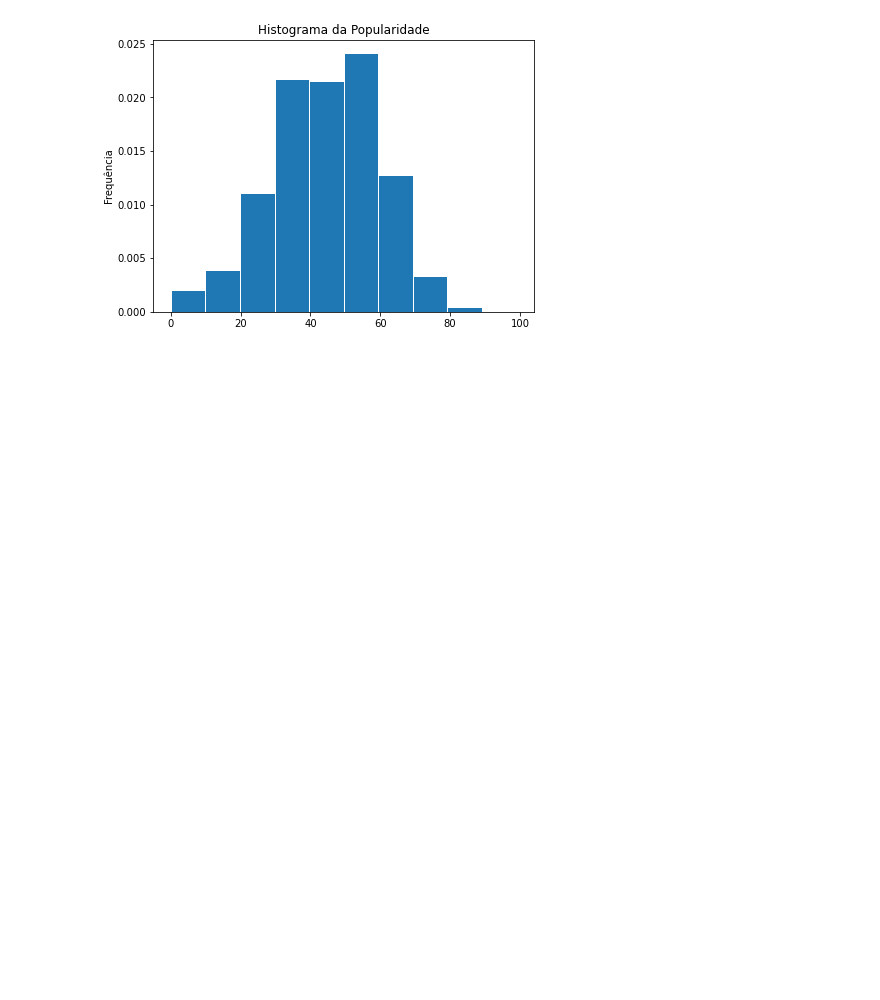
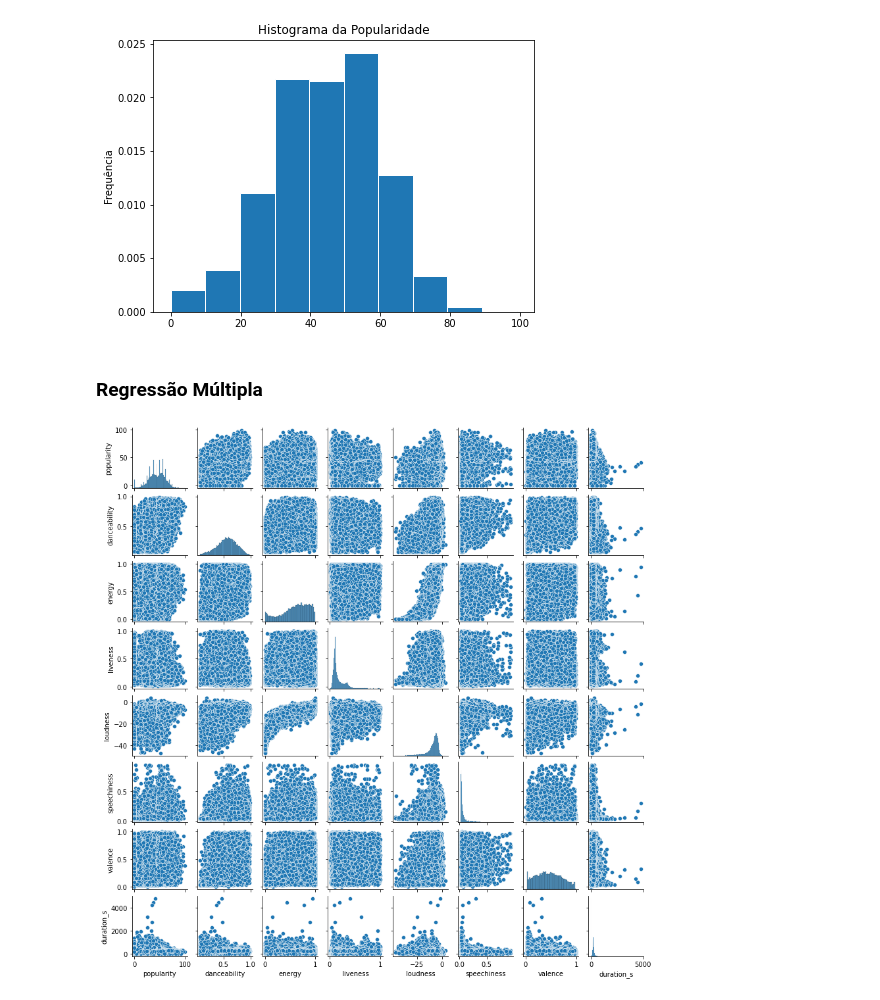
Before and after one commit to juliacfigueiredo/Projeto-2, a Jupyter notebook: Projeto_Final.ipynb, the cells around one changed output. Saved outputs shown, nothing was run; the diff lists cells and outputs as text; code cells hidden in the pictures; blank space fills up the shorter version.

Commit message:
Implemetação da Regressão Múltipla

```diff
--- a/Projeto_Final.ipynb
+++ b/Projeto_Final.ipynb
@@ -231,3 +233,10 @@ plt.ylabel('Frequência')
 plt.show()
 # %% [output]
 [figure]
+# %% [markdown]
+### Regressão Múltipla
+# %%
+import seaborn as sns
+sns.pairplot(dados, height=1.5);
+# %% [output]
+[figure, added]
```
Also changed, not shown: parts of 14 cells of this notebook.
